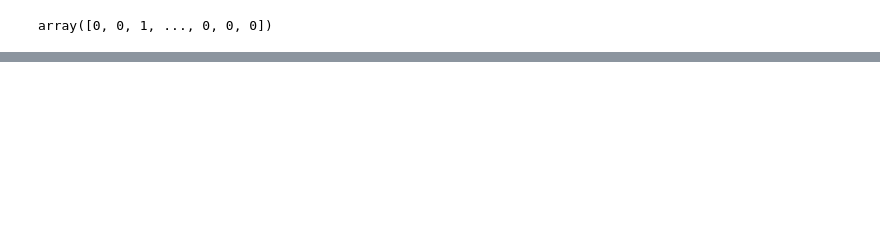
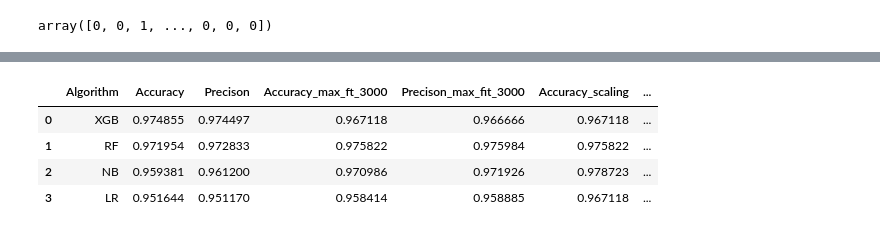
Before and after one commit to Ashish570raj/SMS-or-Email-Spam-Classifier, a Jupyter notebook: classifirer.ipynb, the cells around one changed output, grey strips where cells are left out. Drawn from its saved outputs; the diff is of its cells as text; code cells hidden in the pictures; blank space fills up the shorter version.

```diff
--- a/classifirer.ipynb
+++ b/classifirer.ipynb
@@ -825,0 +880,20 @@ NameError: name 'pd' is not defined
+# %%
+def train_classifierr(clf, x_train, x_test, y_train, y_test):
+    clf.fit(x_train, y_train)
+    y_pred = clf.predict(x_test)
+    accuracy = accuracy_score(y_test, y_pred)
+    precision = precision_score(y_test, y_pred, average='weighted')  # Use average param for multi-class
+    return accuracy, precision
+# %%
+accuracy_scores = []
+precision_scores = []
+
+for name, clf in clfs.items():
+    acc, prec = train_classifierr(clf, x_train, x_test, y_train, y_test)
+
+    print(f"For {name}:")
+    print(f"  Accuracy  = {acc:.4f}")
+    print(f"  Precision = {prec:.4f}")
+
+    accuracy_scores.append(acc)
+    precision_scores.append(prec)
@@ -825,0 +913,13 @@ NameError: name 'pd' is not defined
+# %%
+temp_df2=pd.DataFrame({"Algorithm":clfs.keys(),"Accuracy_scaling":accuracy_scores,"Precison_scaling":precision_scores}).sort_values("Precison_scaling",ascending=False)
+# %%
+new_df=performance_df.merge(temp_df,on='Algorithm')
+# %%
+new_scaled_df=new_df.merge(temp_df2,on='Algorithm')
+new_scaled_df
+# %% [output]
+|  | Algorithm | Accuracy | Precison | Accuracy_max_ft_3000 | Precison_max_fit_3000 | Accuracy_scaling | ... |
+| 0 | XGB | 0.974855 | 0.974497 | 0.967118 | 0.966666 | 0.967118 | ... |
+| 1 | RF | 0.971954 | 0.972833 | 0.975822 | 0.975984 | 0.975822 | ... |
+| 2 | NB | 0.959381 | 0.961200 | 0.970986 | 0.971926 | 0.978723 | ... |
+| 3 | LR | 0.951644 | 0.951170 | 0.958414 | 0.958885 | 0.967118 | ... |
```
Also changed, not shown: parts of 43 cells of this notebook, 1 other file.
